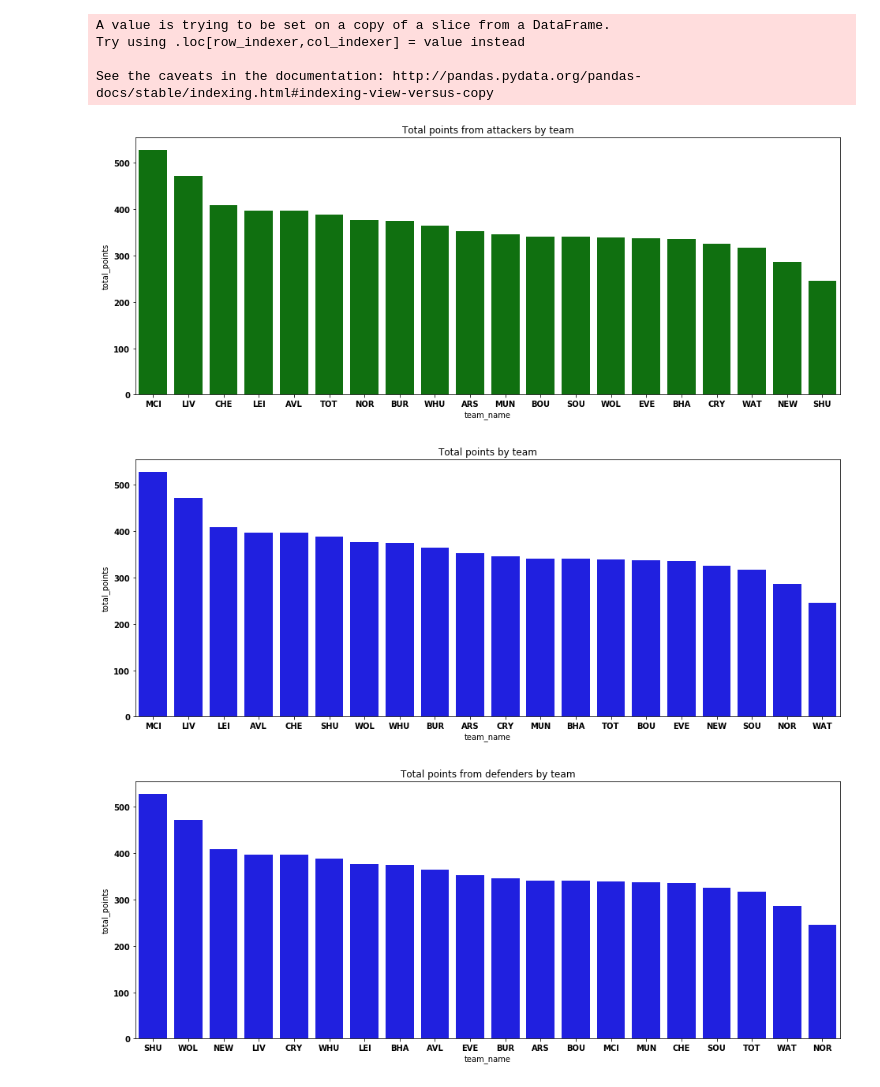
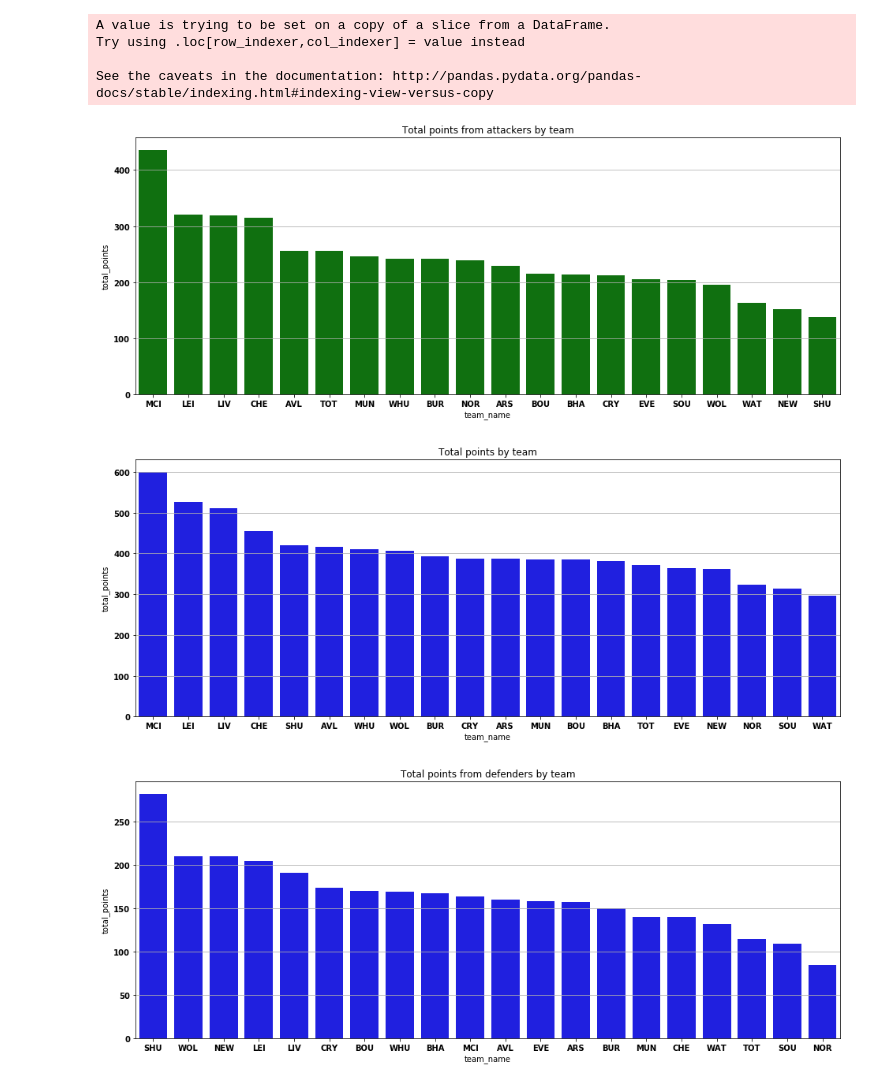
Before and after one commit to coopercunliffe/Springboard, a Jupyter notebook: fpl_stuff/team_charts.ipynb, the cells around one changed output. Saved outputs shown, nothing was run; the diff lists cells and outputs as text; code cells hidden in the pictures.

Commit message:
updated data, added new charts

```diff
--- a/fpl_stuff/team_charts.ipynb
+++ b/fpl_stuff/team_charts.ipynb
@@ -68,32 +71,42 @@ Try using .loc[row_indexer,col_indexer] = value instead
 
 See the caveats in the documentation: http://pandas.pydata.org/pandas-docs/stable/indexing.html#indexing-view-versus-copy
 # %%
-# stacked bar chart of pl teams with most fantasy points from attackers
+# bar chart of pl teams with most fantasy points from attackers
 
 
 team_points_A = df2.groupby('team_name').sum().sort_values('total_points', ascending=False)
 plt.figure(figsize=(16, 6))
-sns.barplot(x=team_points_A.index, y='total_points', data=team_points, color='g')
+sns.barplot(x=team_points_A.index, y='total_points', data=team_points_A, color='g')
 plt.title('Total points from attackers by team')
+plt.grid(True, axis='y')
 plt.show()
 # %% [output]
-[figure, old version]
+[figure, new version]
 # %%
+# bar chart of pl teams with most fantasy points
+
 team_points = df1.groupby('team_name').sum().sort_values('total_points', ascending=False)
 plt.figure(figsize=(16, 6))
 sns.barplot(x=team_points.index, y='total_points', data=team_points, color='b')
 plt.title('Total points by team')
+plt.grid(True, axis='y')
+
 plt.show()
 # %% [output]
-[figure, old version]
+[figure, new version]
 # %%
+# bar chart of pl teams with most fantasy points from defenders
+
+
 team_points_D = df3.groupby('team_name').sum().sort_values('total_points', ascending=False)
 plt.figure(figsize=(16, 6))
-sns.barplot(x=team_points_D.index, y='total_points', data=team_points, color='b')
+sns.barplot(x=team_points_D.index, y='total_points', data=team_points_D, color='b')
 plt.title('Total points from defenders by team')
+plt.grid(True, axis='y')
+
 plt.show()
 # %% [output]
-[figure, old version]
+[figure, new version]
 # %%
 points_D = []
 for team in team_points.index:
```
Also changed, not shown: parts of 10 cells of this notebook, 4 other files.
